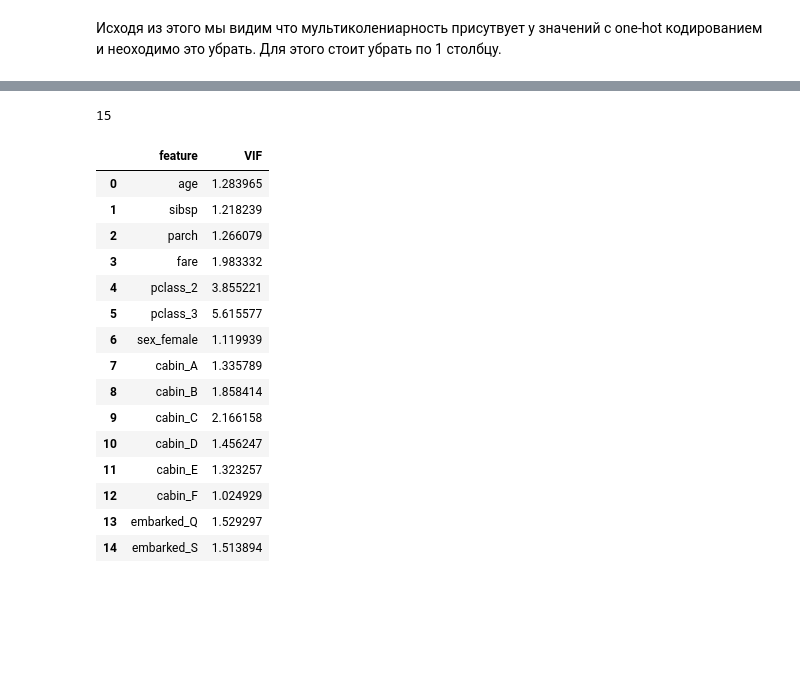
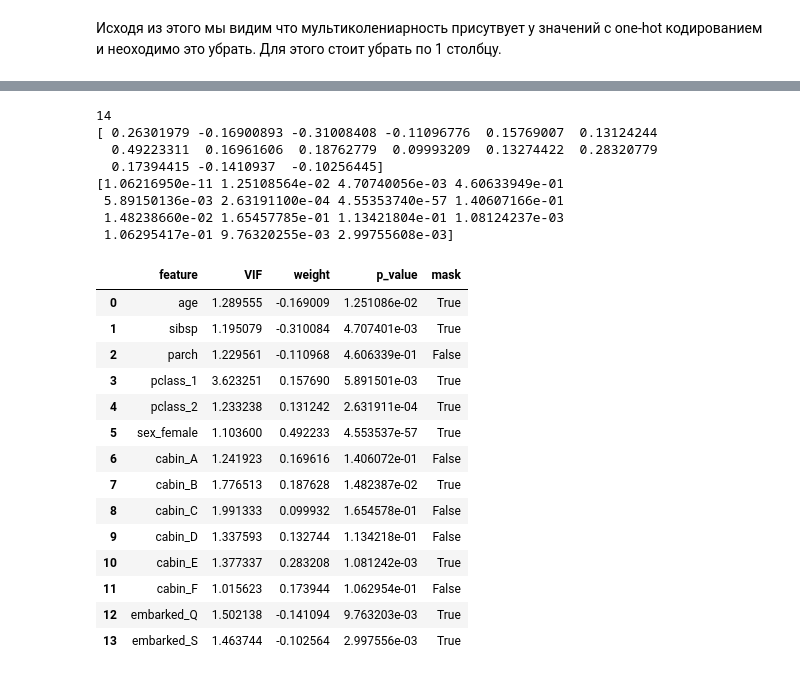
Before and after one commit to NikitaGordievich/LogisticRegression, a Jupyter notebook: dataanalization.ipynb, the cells around one changed output, grey strips where cells are left out. Cells and saved outputs as stored; diff of their text form; code cells hidden in the pictures; blank space fills up the shorter version.

Commit message:
analiz p_value and write logistic model in np

```diff
--- a/dataanalization.ipynb
+++ b/dataanalization.ipynb
@@ -235,27 +235,45 @@ plt.show()
-# %%
-vif=pd.DataFrame()
-vif['feature']=data_train.columns
-print(data_train.shape[1])
-vif['VIF']=[variance_inflation_factor(data_train.values,i) for i in range(data_train.shape[1])]
-vif
-# %% [output]
-15
-|  | feature | VIF |
-| 0 | age | 1.283965 |
-| 1 | sibsp | 1.218239 |
-| 2 | parch | 1.266079 |
-| 3 | fare | 1.983332 |
-| 4 | pclass_2 | 3.855221 |
-| 5 | pclass_3 | 5.615577 |
-| 6 | sex_female | 1.119939 |
-| 7 | cabin_A | 1.335789 |
-| 8 | cabin_B | 1.858414 |
-| 9 | cabin_C | 2.166158 |
-| 10 | cabin_D | 1.456247 |
-| 11 | cabin_E | 1.323257 |
-| 12 | cabin_F | 1.024929 |
-| 13 | embarked_Q | 1.529297 |
-| 14 | embarked_S | 1.513894 |
+# %%
+data_p=data_train.copy().astype(np.float32)
+data_p=sm.add_constant(data_p)
+
+y_train=y_train.astype(np.float32)
+model=sm.OLS(y_train.to_numpy(),data_p.to_numpy()).fit()
+
+
+vif=pd.DataFrame()
+vif['feature']=data_train.columns
+print(data_train.shape[1])
+vif['VIF']=[variance_inflation_factor(data_train.values,i) for i in range(data_train.shape[1])]
+vif['weight']=model.params[1:]
+print(model.params)
+print(model.pvalues)
+vif['p_value']=model.pvalues[1:]
+vif['mask']=vif['p_value']<0.05
+vif
+# %% [output]
+14
+[ 0.26301979 -0.16900893 -0.31008408 -0.11096776  0.15769007  0.13124244
+  0.49223311  0.16961606  0.18762779  0.09993209  0.13274422  0.28320779
+  0.17394415 -0.1410937  -0.10256445]
+[1.06216950e-11 1.25108564e-02 4.70740056e-03 4.60633949e-01
+ 5.89150136e-03 2.63191100e-04 4.55353740e-57 1.40607166e-01
+ 1.48238660e-02 1.65457785e-01 1.13421804e-01 1.08124237e-03
+ 1.06295417e-01 9.76320255e-03 2.99755608e-03]
+|  | feature | VIF | weight | p_value | mask |
+| 0 | age | 1.289555 | -0.169009 | 1.251086e-02 | True |
+| 1 | sibsp | 1.195079 | -0.310084 | 4.707401e-03 | True |
+| 2 | parch | 1.229561 | -0.110968 | 4.606339e-01 | False |
+| 3 | pclass_1 | 3.623251 | 0.157690 | 5.891501e-03 | True |
+| 4 | pclass_2 | 1.233238 | 0.131242 | 2.631911e-04 | True |
+| 5 | sex_female | 1.103600 | 0.492233 | 4.553537e-57 | True |
+| 6 | cabin_A | 1.241923 | 0.169616 | 1.406072e-01 | False |
+| 7 | cabin_B | 1.776513 | 0.187628 | 1.482387e-02 | True |
+| 8 | cabin_C | 1.991333 | 0.099932 | 1.654578e-01 | False |
+| 9 | cabin_D | 1.337593 | 0.132744 | 1.134218e-01 | False |
+| 10 | cabin_E | 1.377337 | 0.283208 | 1.081242e-03 | True |
+| 11 | cabin_F | 1.015623 | 0.173944 | 1.062954e-01 | False |
+| 12 | embarked_Q | 1.502138 | -0.141094 | 9.763203e-03 | True |
+| 13 | embarked_S | 1.463744 | -0.102564 | 2.997556e-03 | True |
 # %%
 data_train=data_train.to_numpy()
 data_val=data_val.to_numpy()
```
Also changed, not shown: parts of 7 cells of this notebook, 6 other files.
